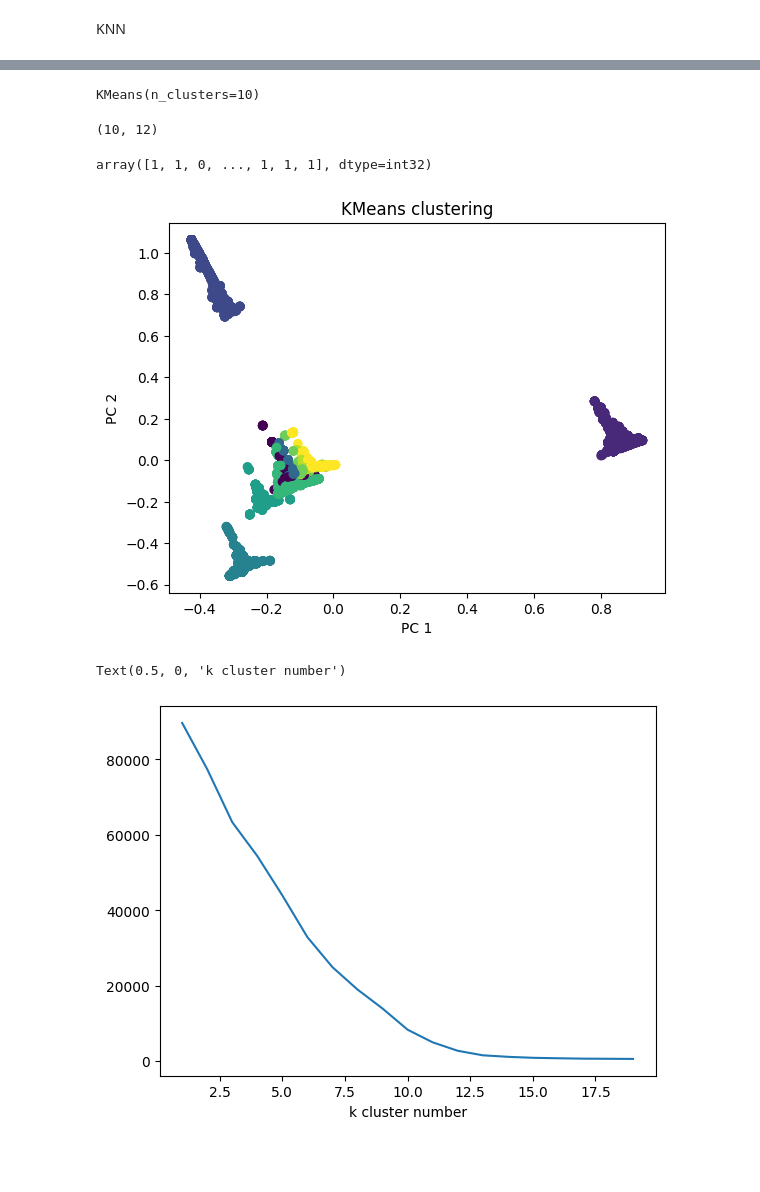
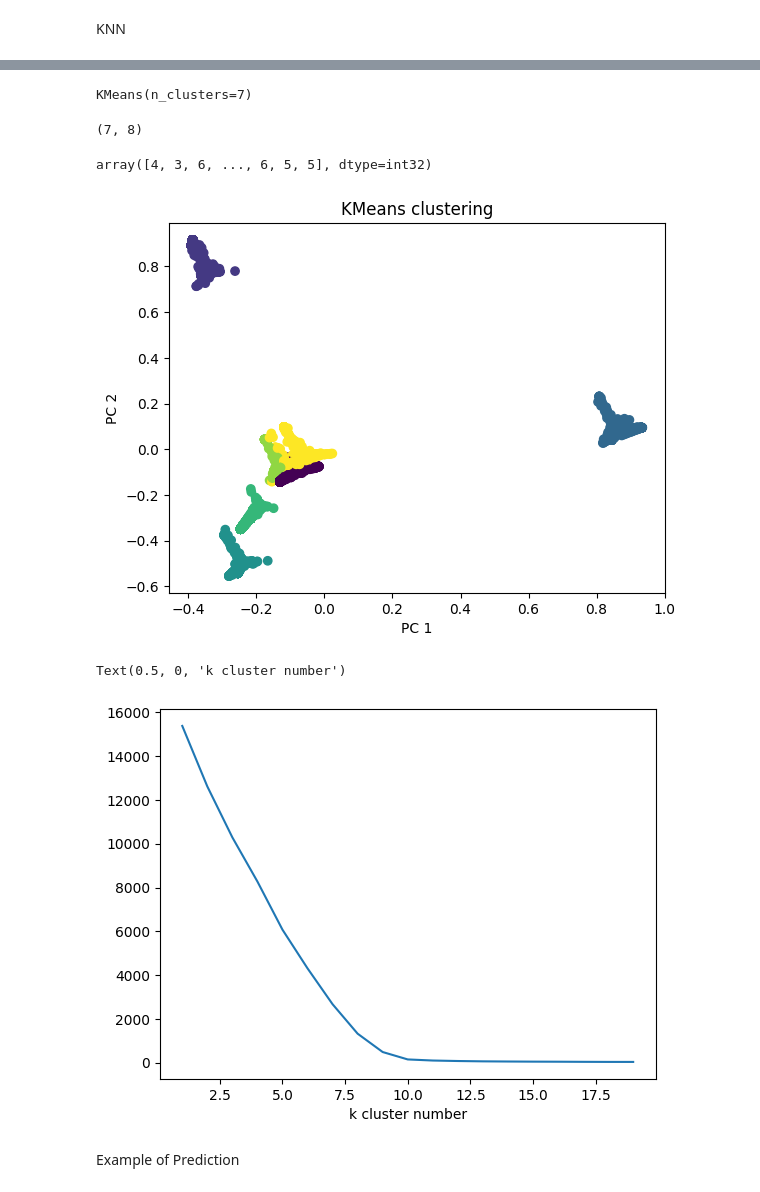
Before and after one commit to leocmcheung/carbon-forecast, a Jupyter notebook: notebooks/Nadir_KNN.ipynb, the cells around one changed output, grey strips where cells are left out. Saved outputs shown, nothing was run; the diff lists cells and outputs as text; code cells hidden in the pictures; blank space fills up the shorter version.

```diff
--- a/notebooks/Nadir_KNN.ipynb
+++ b/notebooks/Nadir_KNN.ipynb
@@ -31,0 +80,3 @@ from sklearn.cluster import KMeans
+# %%
+year=2020
+df = load_n_preproc(year)
@@ -76,4 +235,6 @@ from sklearn.decomposition import PCA
 pca = PCA()
 pca.fit(X_proc)
 X_proj = pca.transform(X_proc)
-X_proj = pd.DataFrame(X_proj, columns=[f'PC{i}' for i in range(1,X_proj.shape[1]+1)],index=X.index)
+X_proj = pd.DataFrame(X_proj, columns=[f'PC{i}'
+                    for i in range(1,X_proj.shape[1]+1)]
+                      ,index=X.index)
@@ -109,7 +292,7 @@ plt.xlabel('# of principal component used');
 # %% [output]
 [figure]
 # %%
-
-X_proj12 = PCA(n_components=12).fit_transform(X_proc)
-X_proj12= pd.DataFrame(X_proj, columns=[f'PC{i}' for i in range(1,13)])
+pca=PCA(n_components=8).fit(X_proc)
+X_proj8 = pca.transform(X_proc)
+X_proj8= pd.DataFrame(X_proj, columns=[f'PC{i}' for i in range(1,9)])
 # %%
@@ -134,32 +334,34 @@ KNN
 # %%
 # Fit K-means
-km = KMeans(n_clusters=10)
-km.fit(X_proj12)
+km = KMeans(n_clusters=7)
+km.fit(X_proj8)
 # %% [output]
-KMeans(n_clusters=10)
+KMeans(n_clusters=7)
 # %%
 km.cluster_centers_.shape
 # %% [output]
-(10, 12)
+(7, 8)
 # %%
 km.labels_
 # %% [output]
-array([1, 1, 0, ..., 1, 1, 1], dtype=int32)
+array([4, 3, 6, ..., 6, 5, 5], dtype=int32)
 # %%
-plt.scatter(X_proj12.iloc[:,0], X_proj12.iloc[:,1], c=km.labels_)
+plt.scatter(X_proj8.iloc[:,0], X_proj8.iloc[:,1], c=km.labels_)
 plt.title('KMeans clustering'); plt.xlabel('PC 1'); plt.ylabel('PC 2');
 # %% [output]
-[figure, old version]
+[figure, new version]
 # %%
 inertias = []
 ks = range(1,20)
 
 for k in ks:
-    km_test = KMeans(n_clusters=k).fit(X_proj12)
+    km_test = KMeans(n_clusters=k).fit(X_proj8)
     inertias.append(km_test.inertia_)
 
 plt.plot(ks, inertias)
 plt.xlabel('k cluster number')
 # %% [output]
 Text(0.5, 0, 'k cluster number')
-[figure, old version]
+[figure, new version]
+# %% [markdown]
+Example of Prediction
```
Also changed, not shown: parts of 49 cells of this notebook, 7 other files.
